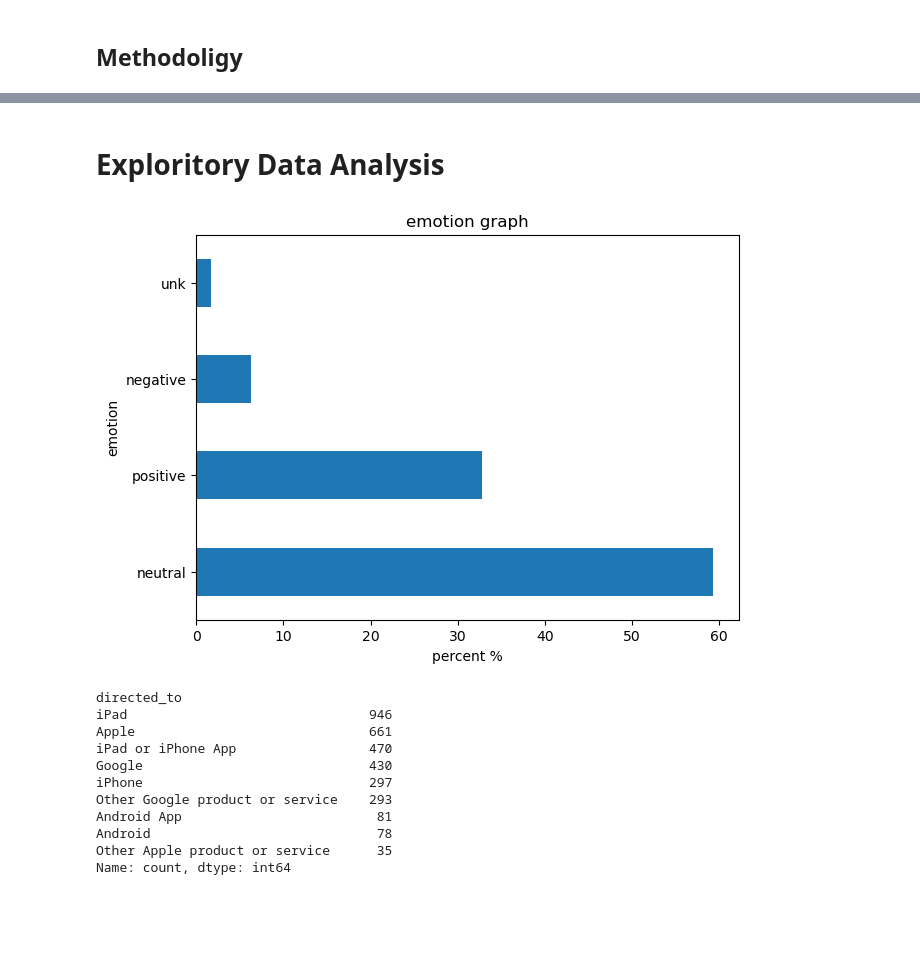
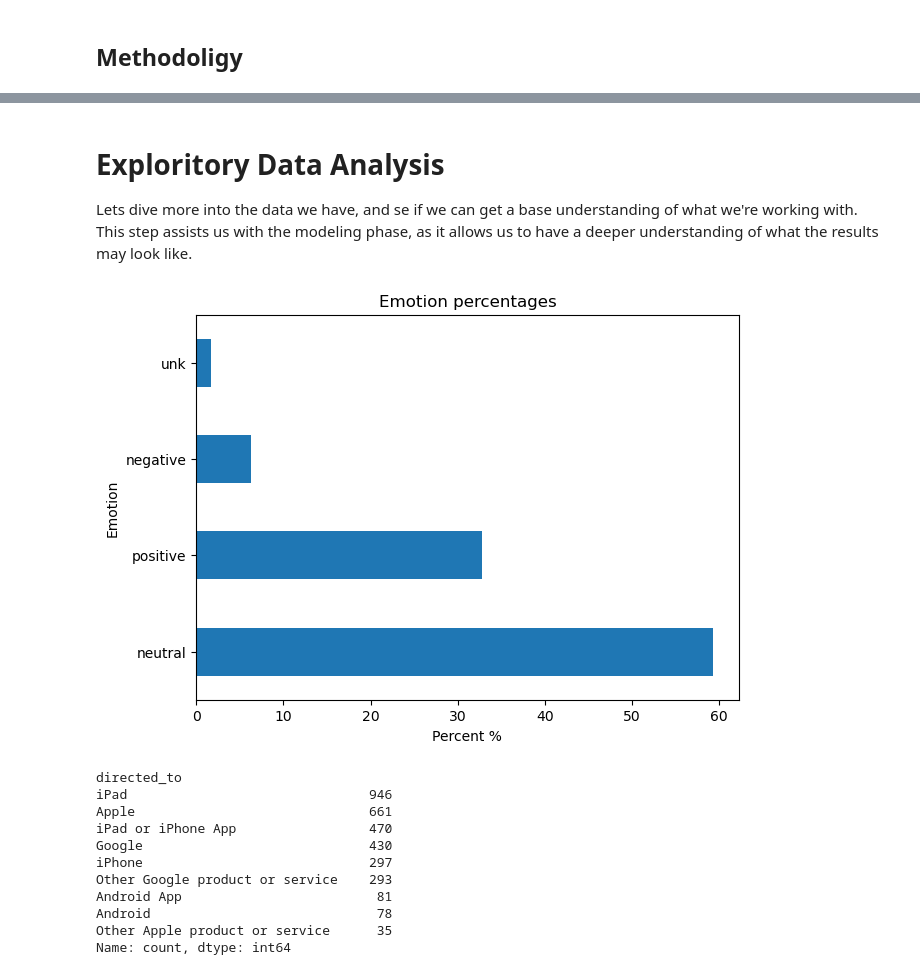
Before and after one commit to Djohnson1313/classifying_tweets, a Jupyter notebook: notebook.ipynb, the cells around one changed output, grey strips where cells are left out. Drawn from its saved outputs; the diff is of its cells as text; code cells hidden in the pictures; blank space fills up the shorter version.

```diff
--- a/notebook.ipynb
+++ b/notebook.ipynb
@@ -254,14 +326,16 @@ This methodolgy is an overarhcing workflow style, where upon completing a step i
 # %% [markdown]
 # Exploritory Data Analysis
+Lets dive more into the data we have, and se if we can get a base understanding of what we're working with. This step assists us with the modeling phase, as it allows us to have a deeper understanding of what the results may look like.
 # %%
 fig, ax = plt.subplots(figsize = (7,5)) # create figure
 emotion_bar = df['emotion'].value_counts(normalize=True) * 100 # assign what values to count
 emotion_bar.plot(kind='barh') # type of graph
-ax.set_xlabel('percent %') # label y axis
-ax.set_title('emotion graph') # title
+ax.set_xlabel('Percent %') # label y axis
+ax.set_ylabel('Emotion')
+ax.set_title('Emotion percentages') # title
 plt.show(); # output
 # %% [output]
-[figure, old version]
+[figure, new version]
 # %%
 df['directed_to'].value_counts()
 # %% [output]
```
Also changed, not shown: parts of 40 cells of this notebook.
